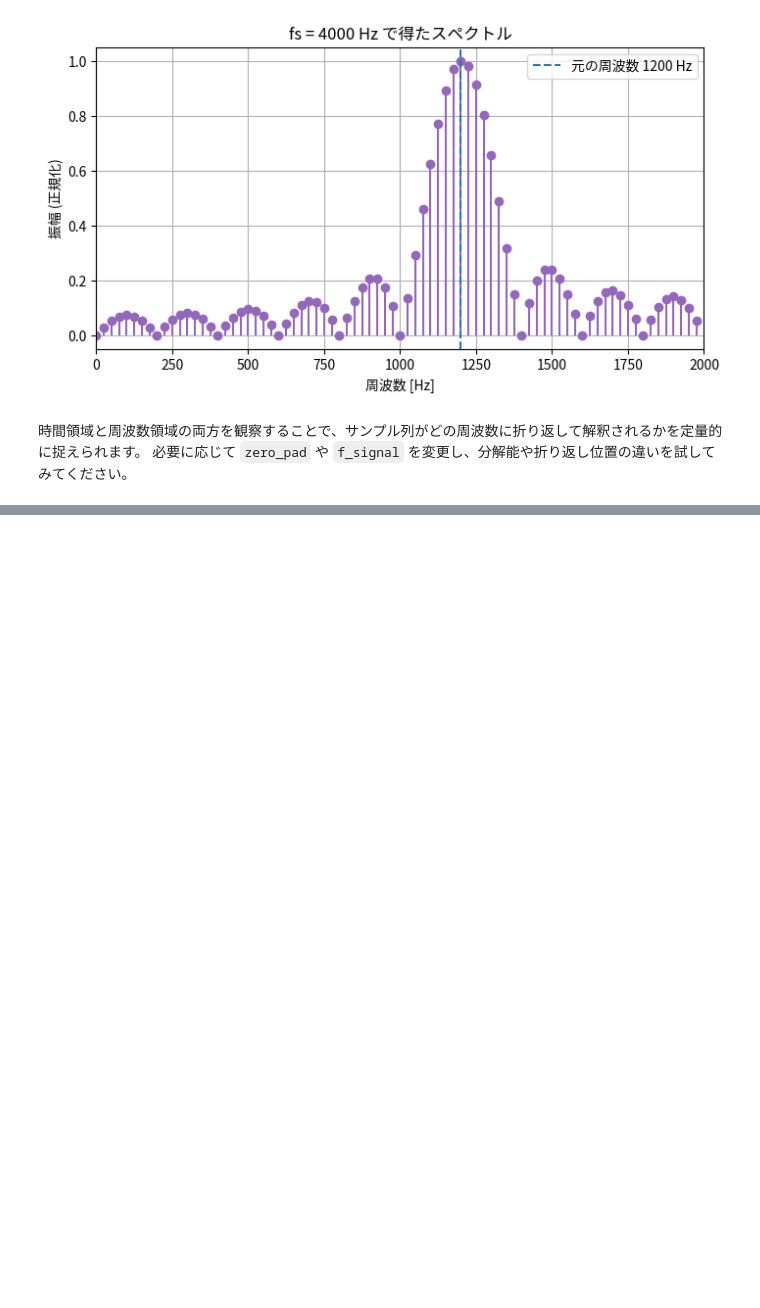
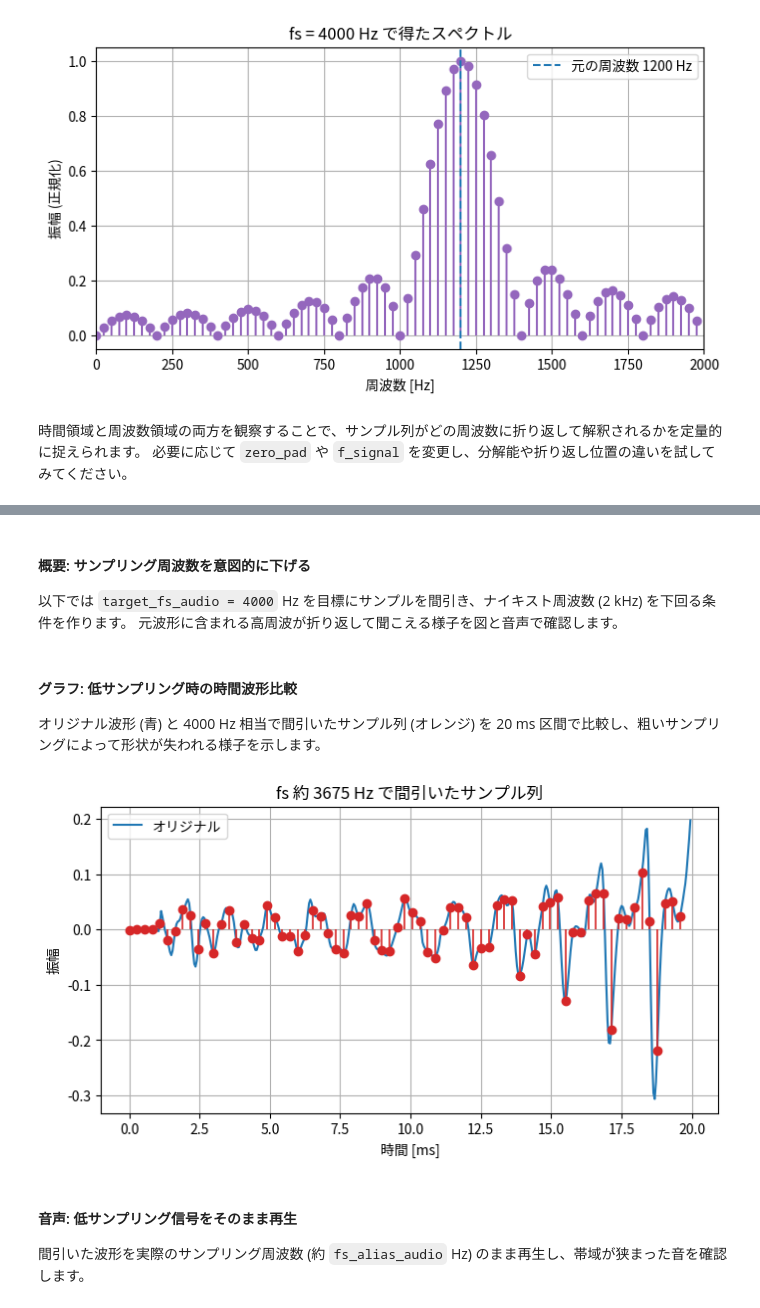
Before and after one commit to shima-nct/Communications_Engineering, a Jupyter notebook: Aliasing/aliasing_demo.ipynb, the cells around one changed output, grey strips where cells are left out. Saved outputs shown, nothing was run; the diff lists cells and outputs as text; code cells hidden in the pictures; blank space fills up the shorter version.

```diff
--- a/Aliasing/aliasing_demo.ipynb
+++ b/Aliasing/aliasing_demo.ipynb
@@ -197,0 +256,31 @@ plt.show()
+# %% [markdown]
+#### 概要: サンプリング周波数を意図的に下げる
+以下では `target_fs_audio = 4000` Hz を目標にサンプルを間引き、ナイキスト周波数 (2 kHz) を下回る条件を作ります。
+元波形に含まれる高周波が折り返して聞こえる様子を図と音声で確認します。
+# %%
+target_fs_audio = 4000
+step_audio = max(2, int(np.round(sr_audio / target_fs_audio)))
+fs_alias_audio = sr_audio / step_audio
+y_alias = y_audio[::step_audio]
+
+window_ms = 20
+window_samples = int(sr_audio * window_ms / 1000)
+alias_samples = max(1, int(window_samples / step_audio))
+time_original = np.arange(window_samples) / sr_audio * 1e3
+time_alias = np.arange(alias_samples) / fs_alias_audio * 1e3
+# %% [markdown]
+#### グラフ: 低サンプリング時の時間波形比較
+オリジナル波形 (青) と 4000 Hz 相当で間引いたサンプル列 (オレンジ) を 20 ms 区間で比較し、粗いサンプリングによって形状が失われる様子を示します。
+# %%
+fig, ax = plt.subplots()
+ax.plot(time_original, y_audio[:window_samples], label='オリジナル')
+markerline, stemlines, baseline = ax.stem(time_alias, y_alias[:alias_samples], linefmt='C3-', markerfmt='C3o', basefmt=' ')
+plt.setp(stemlines, linewidth=1.2)
+ax.set(xlabel='時間 [ms]', ylabel='振幅', title=f'fs 約 {fs_alias_audio:.0f} Hz で間引いたサンプル列')
+ax.legend()
+plt.show()
+# %% [output]
+[figure, added]
+# %% [markdown]
+#### 音声: 低サンプリング信号をそのまま再生
+間引いた波形を実際のサンプリング周波数 (約 `fs_alias_audio` Hz) のまま再生し、帯域が狭まった音を確認します。
```
Also changed, not shown: parts of 13 cells of this notebook.
